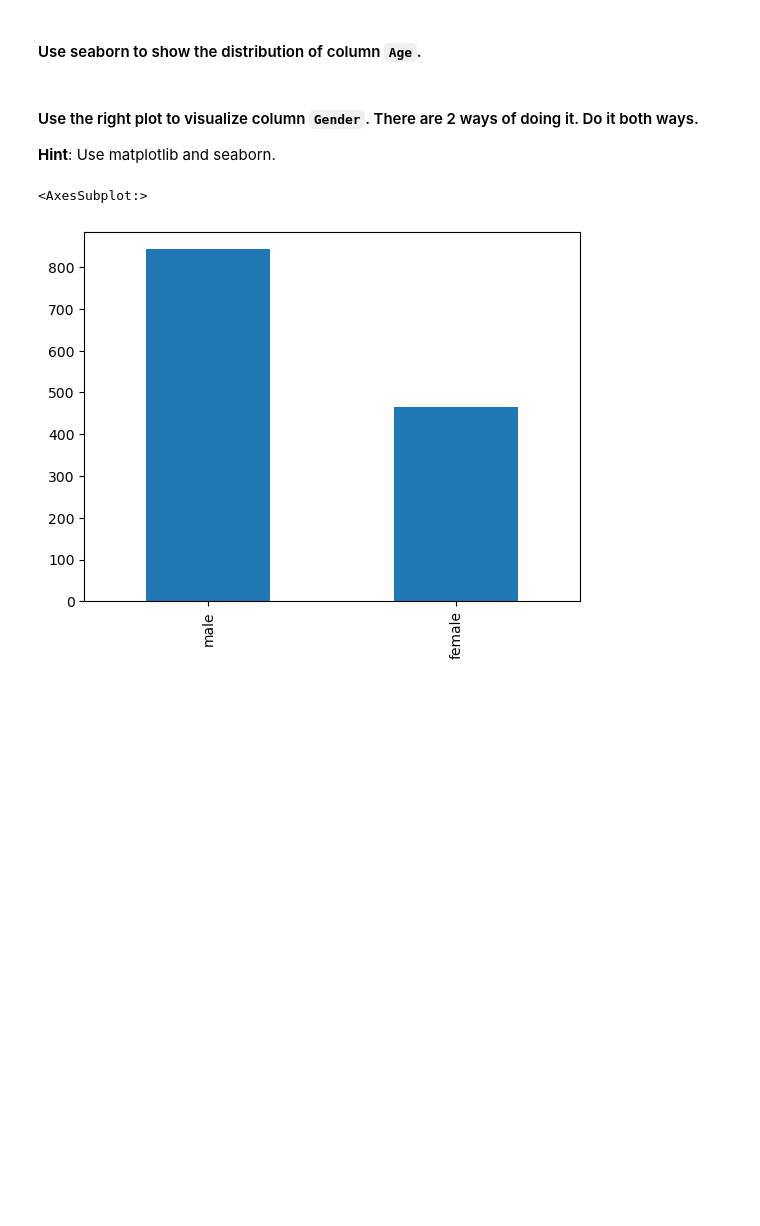
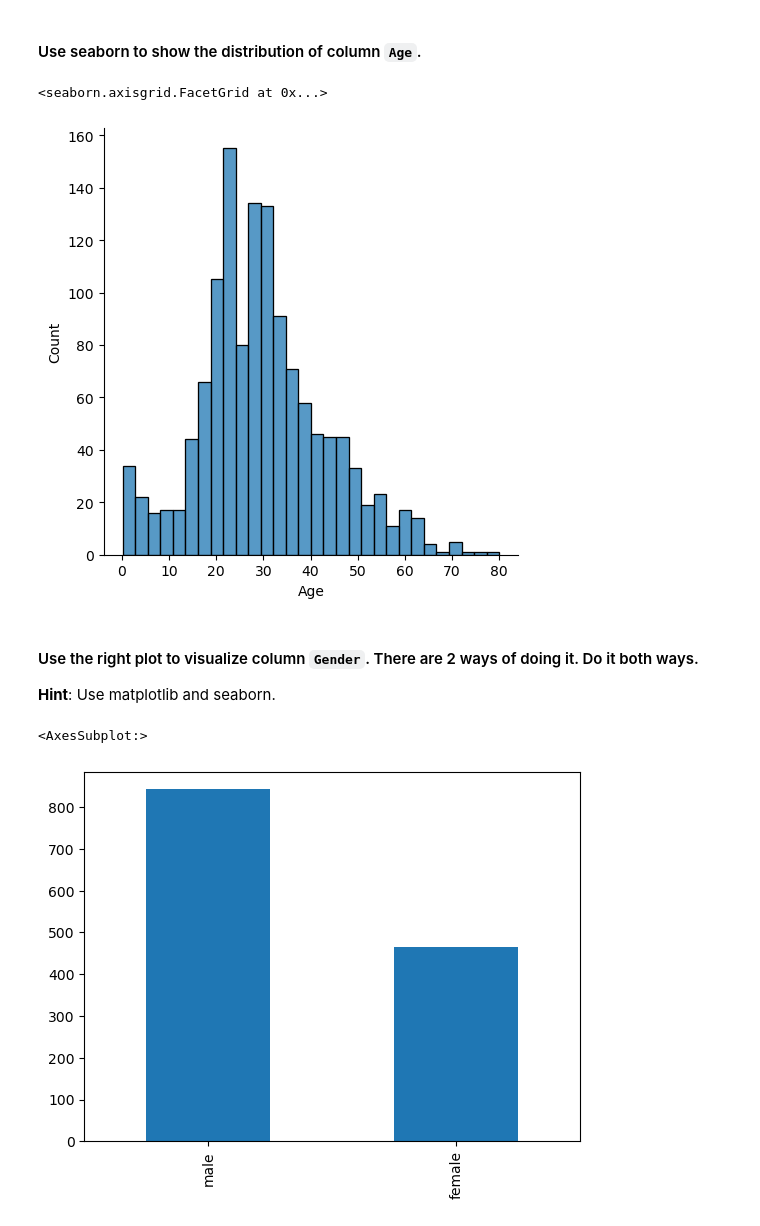
Before and after one commit to jdediegoAb/dataptmad0522_labs, a Jupyter notebook: module-2/matplotlib-seaborn/your-code/main.ipynb, the cells around one changed output. Saved outputs shown, nothing was run; the diff lists cells and outputs as text; code cells hidden in the pictures; blank space fills up the shorter version.

Commit message:
matplotlib-seaborn

```diff
--- a/module-2/matplotlib-seaborn/your-code/main.ipynb
+++ b/module-2/matplotlib-seaborn/your-code/main.ipynb
@@ -273,7 +275,12 @@ your comments here
 #### Use seaborn to show the distribution of column `Age`.
 # %%
 # your code here
-#import seaborn as sns
+import seaborn as sns
+#sns.countplot( x= "Age", data=titanic)
+sns.displot(titanic, x="Age")
+# %% [output]
+<seaborn.axisgrid.FacetGrid at 0x...>
+[figure, added]
 # %% [markdown]
 #### Use the right plot to visualize column `Gender`. There are 2 ways of doing it. Do it both ways.
 **Hint**: Use matplotlib and seaborn.
```
Also changed, not shown: parts of 7 cells of this notebook, 1 other file.
